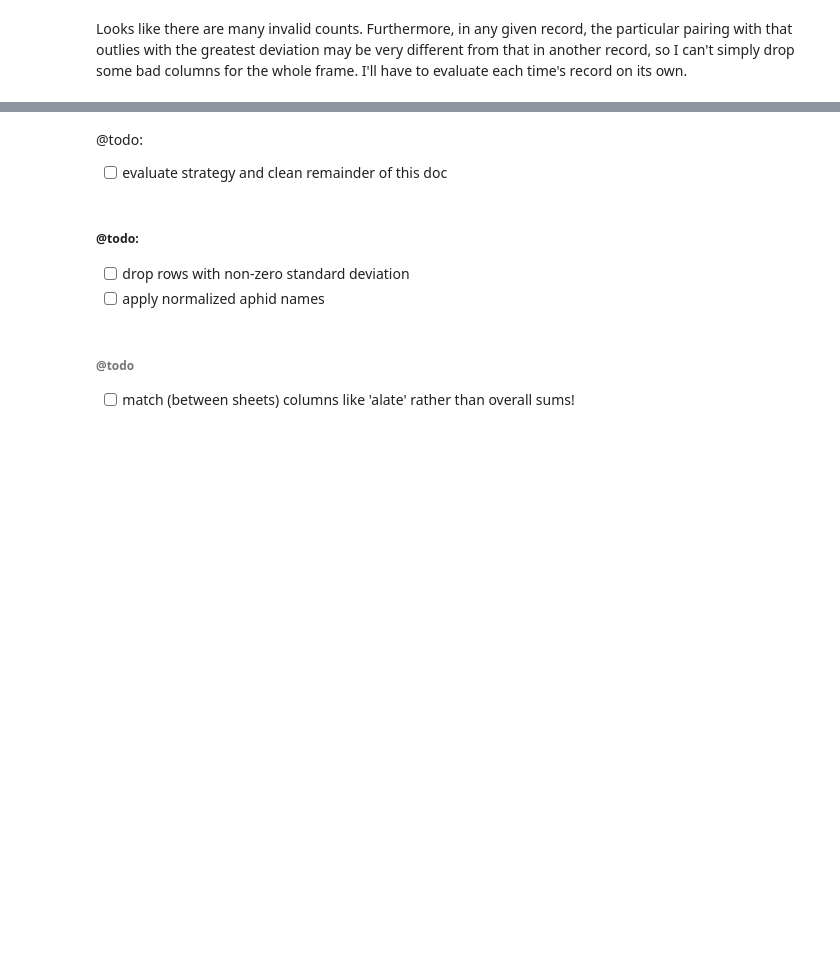
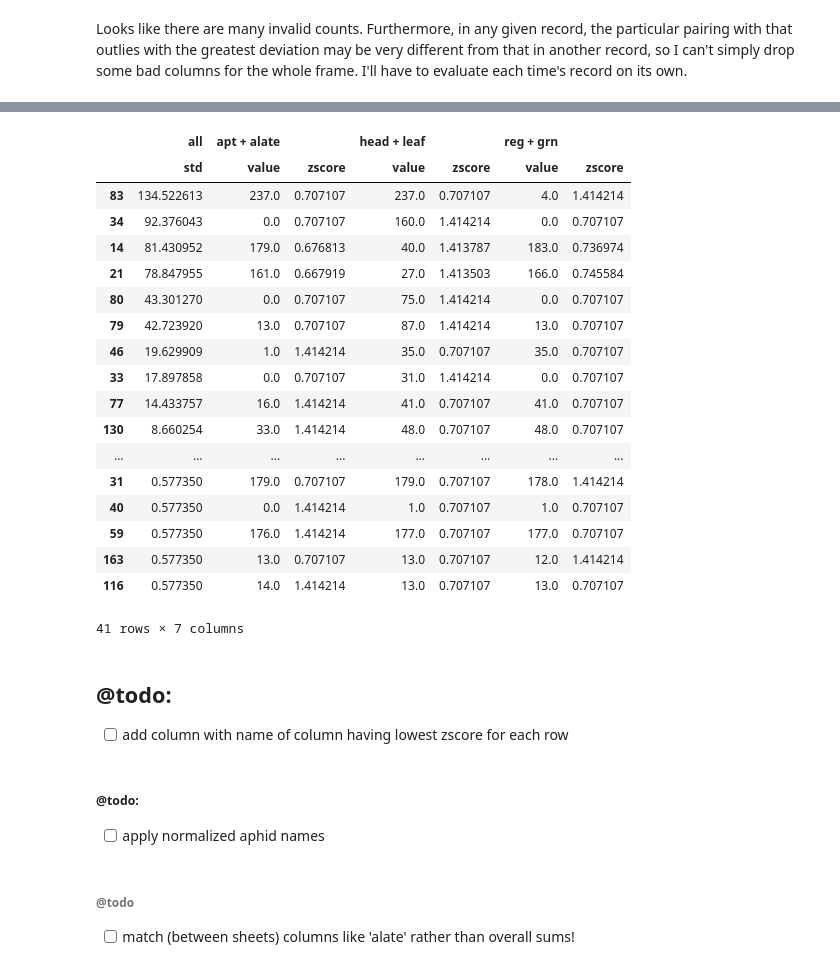
Before and after one commit to devvyn/aafc-field-data, a Jupyter notebook: notebook/projects/2016-sweep-vs-tiller/2016-sweep-vs-tiller.ipynb, the cells around one changed output, grey strips where cells are left out. Cells and saved outputs as stored; diff of their text form; code cells hidden in the pictures; blank space fills up the shorter version.

Commit message:
:construction: :memo: WIP zscore analysis for aphid sums

```diff
--- a/notebook/projects/2016-sweep-vs-tiller/2016-sweep-vs-tiller.ipynb
+++ b/notebook/projects/2016-sweep-vs-tiller/2016-sweep-vs-tiller.ipynb
@@ -1559,10 +1564,8 @@ hc_ega_sums = pandas.concat(
     },
     axis='columns',
 )
-hc_ega_sums['std'] = hc_ega_sums.std(
-    axis='columns',
-)
+# hc_ega_sums['std'] = hc_ega_sums.std(axis='columns')
 
-pandas.options.display.max_rows = 20
+# pandas.options.display.max_rows = 20
 
-hc_ega_sums.sort_values('std', ascending=False,)
+# hc_ega_sums.sort_values('std', ascending=False,)
@@ -1612,11 +1619,58 @@ Length: 41, dtype: float64
-# %% [markdown]
-@todo:
-
-- [ ] evaluate strategy and clean remainder of this doc
+# %%
+(
+    pandas.concat(
+        {
+            'std': pandas.concat(
+                {
+                    'all': hc_ega_sums.std(axis='columns'),
+                },
+                axis='columns',
+            ),
+            'value': hc_ega_sums.loc[
+                hc_ega_sums.std(axis='columns') > 0
+            ],
+            'zscore': hc_ega_sums.loc[
+                hc_ega_sums.std(axis='columns') > 0
+            ].T.apply(zscore).abs().T.dropna(axis='rows', how='any'),
+        },
+        axis='columns',
+    )
+    .dropna()
+    .reorder_levels(
+        [1, 0], axis='columns'
+    )
+    .sort_index(axis='columns')
+    .sort_values(
+        ('all', 'std'),
+        ascending=False,
+    )
+)
+# %% [output]
+|  | all | apt + alate |  | head + leaf |  | reg + grn |  |
+|  | std | value | zscore | value | zscore | value | zscore |
+| 83 | 134.522613 | 237.0 | 0.707107 | 237.0 | 0.707107 | 4.0 | 1.414214 |
+| 34 | 92.376043 | 0.0 | 0.707107 | 160.0 | 1.414214 | 0.0 | 0.707107 |
+| 14 | 81.430952 | 179.0 | 0.676813 | 40.0 | 1.413787 | 183.0 | 0.736974 |
+| 21 | 78.847955 | 161.0 | 0.667919 | 27.0 | 1.413503 | 166.0 | 0.745584 |
+| 80 | 43.301270 | 0.0 | 0.707107 | 75.0 | 1.414214 | 0.0 | 0.707107 |
+| 79 | 42.723920 | 13.0 | 0.707107 | 87.0 | 1.414214 | 13.0 | 0.707107 |
+| 46 | 19.629909 | 1.0 | 1.414214 | 35.0 | 0.707107 | 35.0 | 0.707107 |
+| 33 | 17.897858 | 0.0 | 0.707107 | 31.0 | 1.414214 | 0.0 | 0.707107 |
+| 77 | 14.433757 | 16.0 | 1.414214 | 41.0 | 0.707107 | 41.0 | 0.707107 |
+| 130 | 8.660254 | 33.0 | 1.414214 | 48.0 | 0.707107 | 48.0 | 0.707107 |
+| ... | ... | ... | ... | ... | ... | ... | ... |
+| 31 | 0.577350 | 179.0 | 0.707107 | 179.0 | 0.707107 | 178.0 | 1.414214 |
+| 40 | 0.577350 | 0.0 | 1.414214 | 1.0 | 0.707107 | 1.0 | 0.707107 |
+| 59 | 0.577350 | 176.0 | 1.414214 | 177.0 | 0.707107 | 177.0 | 0.707107 |
+| 163 | 0.577350 | 13.0 | 0.707107 | 13.0 | 0.707107 | 12.0 | 1.414214 |
+| 116 | 0.577350 | 14.0 | 1.414214 | 13.0 | 0.707107 | 13.0 | 0.707107 |
+41 rows × 7 columns
+# %% [markdown]
+## @todo:
+- [ ] add column with name of column having lowest zscore for each row
 # %% [markdown]
 ##### @todo:
 
-- [ ] drop rows with non-zero standard deviation
 - [ ] apply normalized aphid names
 # %% [markdown]
 ###### @todo
```
Also changed, not shown: parts of 7 cells of this notebook.
